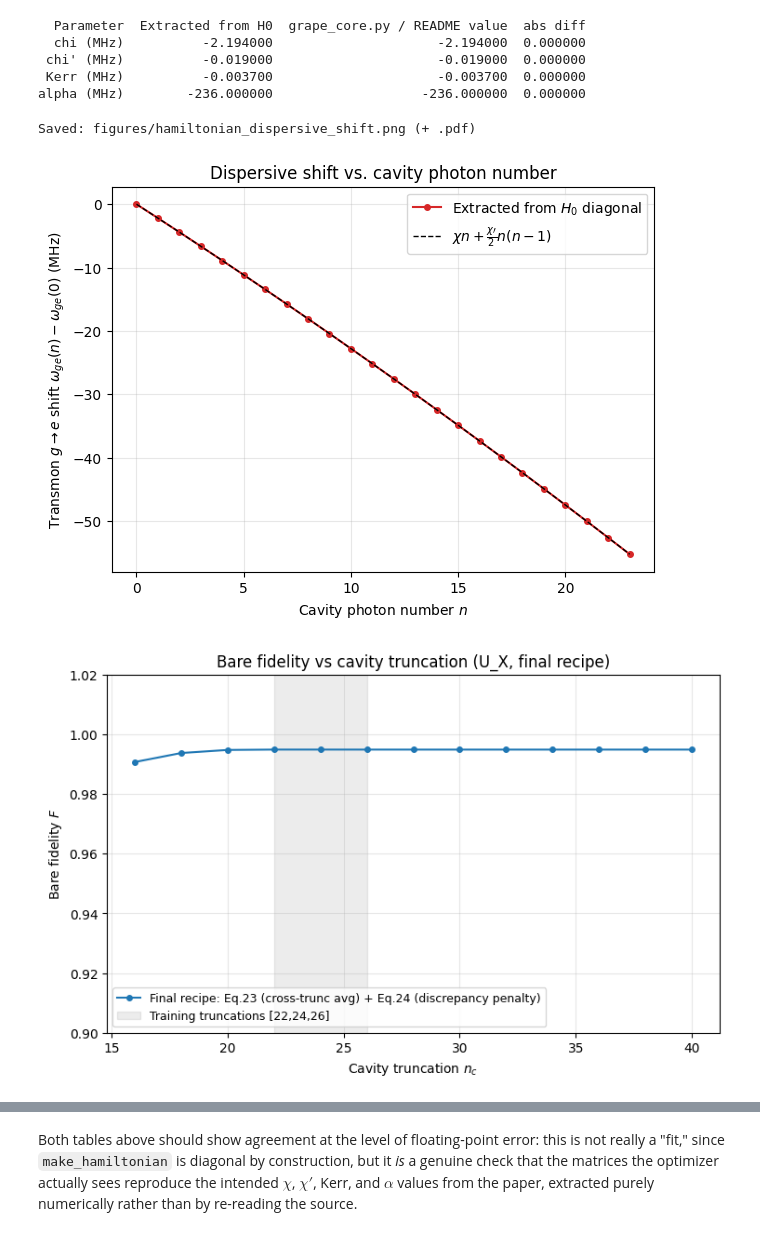
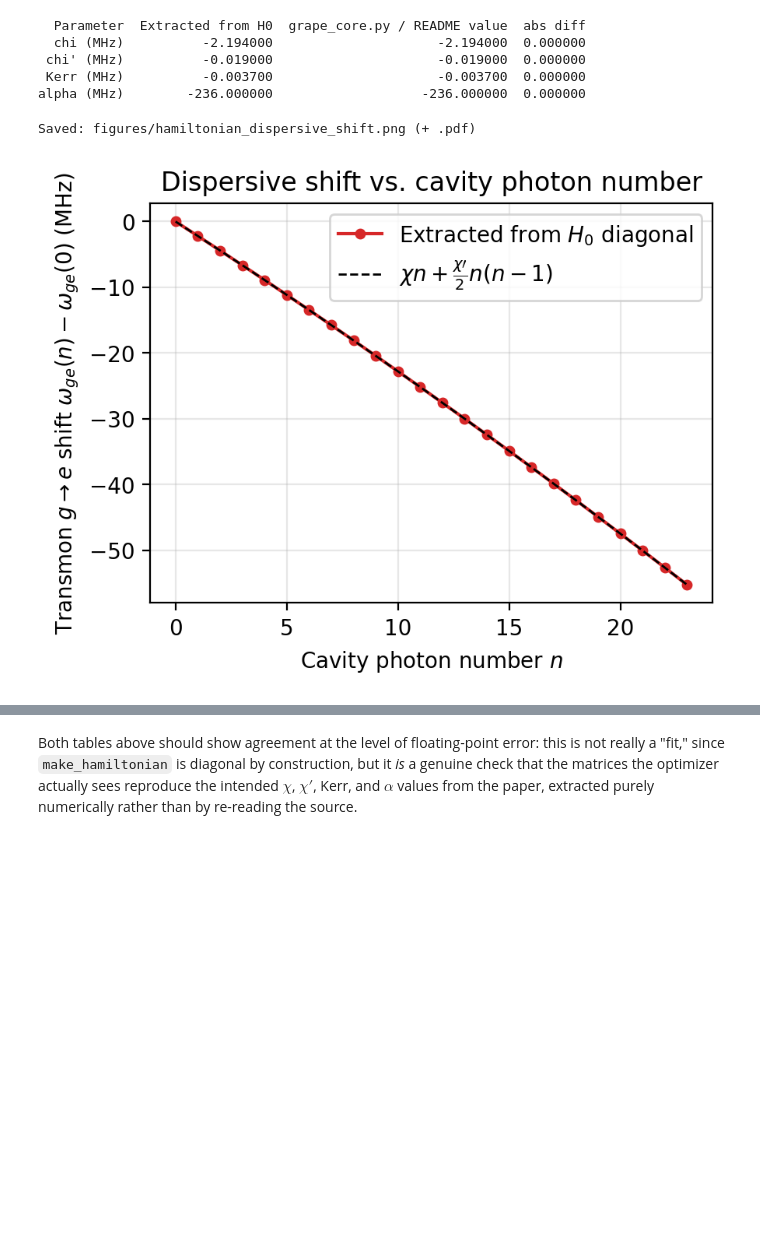
Before and after one commit to curiousCATla/Qubit-Drive-GRAPE, a Jupyter notebook: experiments.ipynb, the cells around one changed output, grey strips where cells are left out. Saved outputs shown, nothing was run; the diff lists cells and outputs as text; code cells hidden in the pictures; blank space fills up the shorter version.

Commit message:
update
small update, rearranged the figures in the notebook

```diff
--- a/experiments.ipynb
+++ b/experiments.ipynb
@@ -407,17 +408,20 @@ print(df_params.to_string(index=False, float_format="%.6f"))
 alpha (MHz)        -236.000000                   -236.000000  0.000000
 # %%
 # Spectrum plot: dispersive shift vs. cavity photon number
-fig, ax = plt.subplots(figsize=(7, 5))
+# Close any leftover open figures first so %matplotlib inline only embeds
+# this one plot (avoids dumping unrelated figures under this cell).
+plt.close("all")
+fig, ax = plt.subplots(figsize=(14/3, 10/3))
 ax.plot(n_vals, omega_ge_MHz, "o-", color="tab:red", markersize=4, label="Extracted from $H_0$ diagonal")
 ax.plot(n_vals, predicted_MHz, "--", color="k", linewidth=1, label=r"$\chi n + \frac{\chi\prime}{2} n(n-1)$")
 ax.set_xlabel("Cavity photon number $n$")
 ax.set_ylabel(r"Transmon $g\to e$ shift $\omega_{ge}(n) - \omega_{ge}(0)$ (MHz)")
 ax.set_title("Dispersive shift vs. cavity photon number")
 ax.legend()
 ax.grid(True, alpha=0.3)
 savefig_png_pdf(fig, os.path.join(FIG_DIR, "hamiltonian_dispersive_shift"))
-plt.show()
+display(fig)
+plt.close(fig)
 # %% [output]
 Saved: figures/hamiltonian_dispersive_shift.png (+ .pdf)
-[figure, old version]
+[figure, new version]
-[figure, removed]
```
Also changed, not shown: parts of 6 cells of this notebook, 2 other files.
